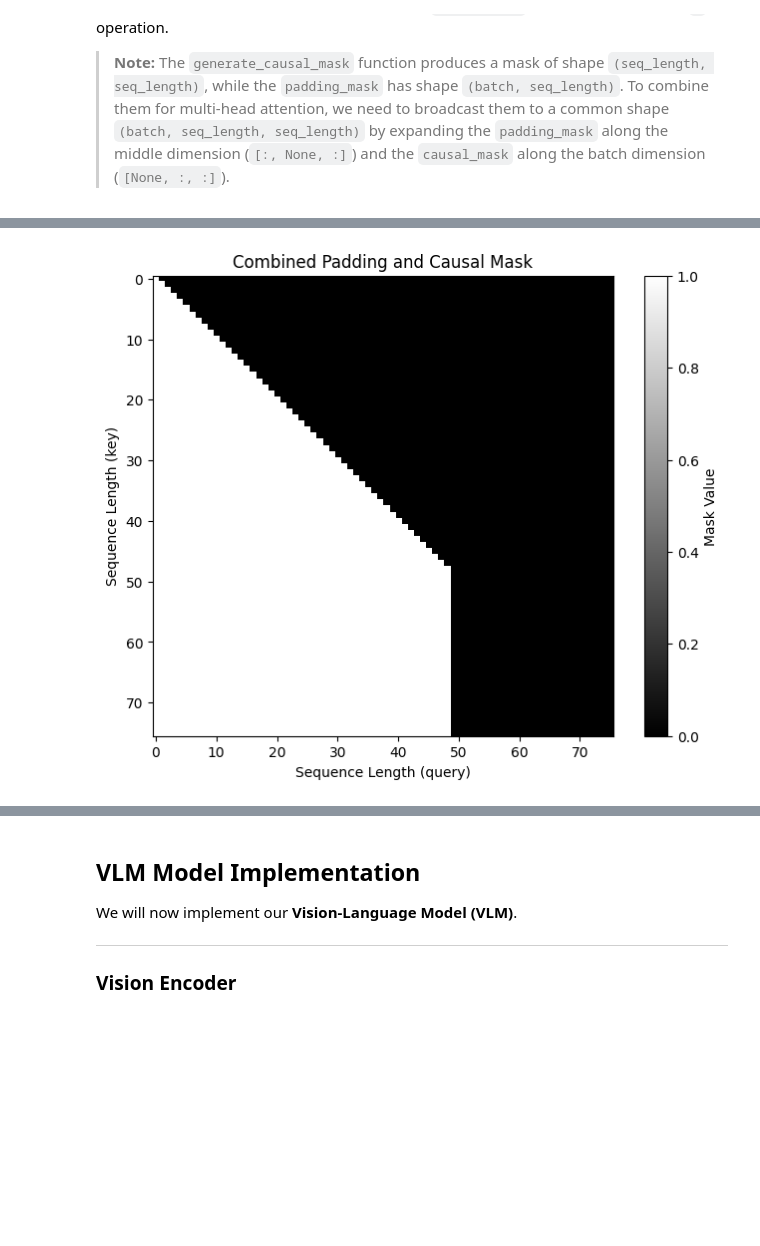
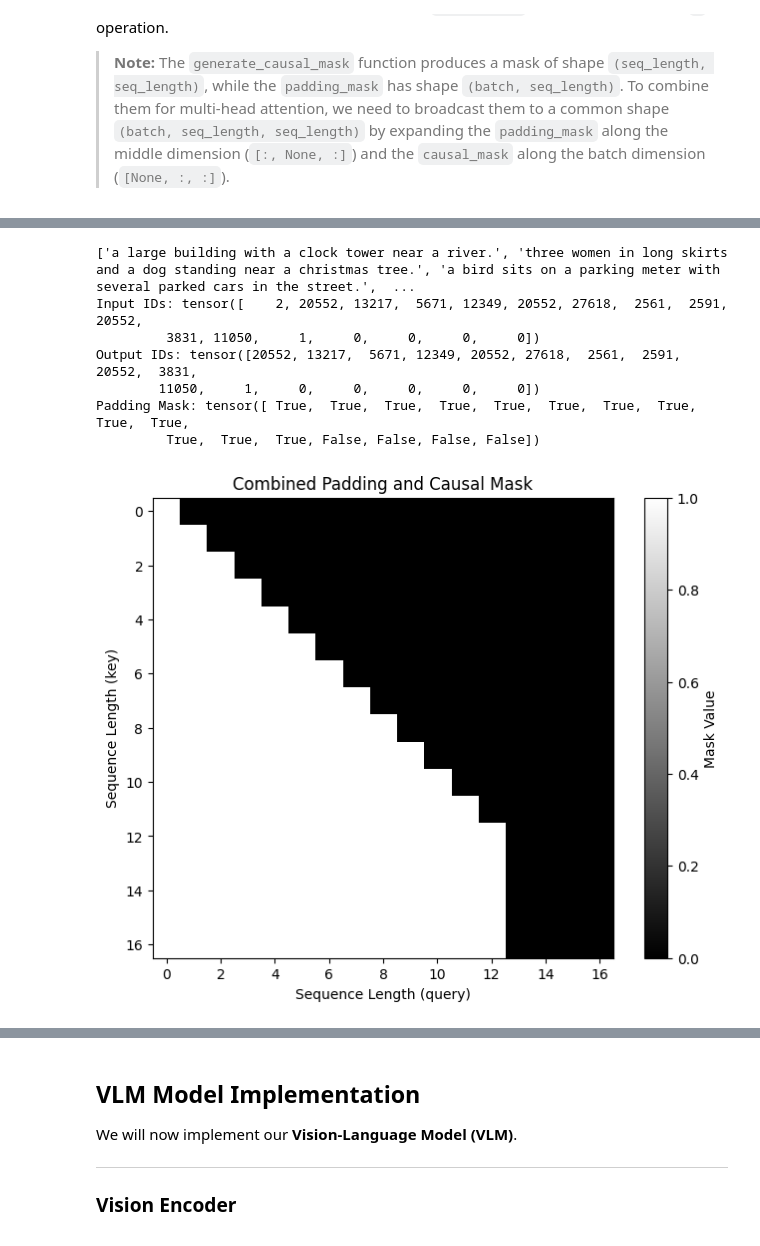
Before and after one commit to PaprykVegee/AiR_ISS, a Jupyter notebook: sem2/DSN/lab4/vit/vit_todo.ipynb, the cells around one changed output, grey strips where cells are left out. Saved outputs shown, nothing was run; the diff lists cells and outputs as text; code cells hidden in the pictures; blank space fills up the shorter version.

```diff
--- a/sem2/DSN/lab4/vit/vit_todo.ipynb
+++ b/sem2/DSN/lab4/vit/vit_todo.ipynb
@@ -636,7 +637,7 @@ def coco_collate_fn(batch):
 # Create data loaders
 train_loader = DataLoader(
     train_dataset,
-    batch_size=32,
+    batch_size=8,
     shuffle=True,
     num_workers=12,
     pin_memory=True,
@@ -645,7 +646,7 @@ train_loader = DataLoader(
 
 val_loader = DataLoader(
     val_dataset,
-    batch_size=32,
+    batch_size=2,
     shuffle=False,
     num_workers=12,
     pin_memory=True,
@@ -990,4 +991,4 @@ trainer = TrainerViT(
     run_name="Patryk Lorenc"
 )
 
-trainer.fit()
+#trainer.fit()
@@ -1028,7 +1001,7 @@ To visualise the predictions, we will first load the best saved model, then we w
 
 **Note: You can adjust the threshold value (e.g. 0.5, 0.7, 0.9) to control the sensitivity of the predictions. A lower threshold will result in more predicted classes, while a higher threshold will yield fewer classes.**
 # %%
-state_dict = torch.load("sem2/DSN/lab4/vit/weights/best_vit_model.pth")
+state_dict = torch.load("best_vit_model.pth")
 
 #new_state_dict = {k.replace("_orig_mod.", ""): v for k, v in state_dict.items()}
 
@@ -1041,8 +1014,9 @@ inv_normalize = transforms.Normalize(
     mean=[-0.485 / 0.229, -0.456 / 0.224, -0.406 / 0.225],
     std=[1 / 0.229, 1 / 0.224, 1 / 0.225]
 )
+plt.title("Nie mam zielonego pojecia zego tutaj sie tylko 2 obrazy wyswietalja. Dzialalo normalnie ale gdy zaczolem poprawic VLM to mi sie tylko 2 zaczely pokazywac")
+fig, axes = plt.subplots(4, 4, figsize=(12, 12))
 
-fig, axes = plt.subplots(4, 4, figsize=(12, 12))
 for i, ax in enumerate(axes.flat):
     if i >= len(images):
         break
@@ -1054,8 +1028,8 @@ for i, ax in enumerate(axes.flat):
     pred_probs = torch.sigmoid(outputs[i]).detach().cpu().numpy()
     pred_cat_indices = np.where(pred_probs > 0.75)[0]
     ax.set_title(f"True: {true_cats}\nPred: {pred_cat_indices}", fontsize=10)
+
 plt.tight_layout()
+
 plt.show()
-
-print(model.encoder_layers[0].ff[0].weight)
 # %% [output]
@@ -1173,19 +1202,21 @@ To prevent the model from attending to these padded positions, we generate a `pa
 # %%
 def generate_tokens(captions, encoder):
     B = len(captions)
-    max_len = max(len(c) for c in captions) + 1
     encoded_captions = [encoder(c) for c in captions]
-    input_ids = torch.zeros(B, max_len, dtype=torch.long)
-    output_ids = torch.zeros(B, max_len, dtype=torch.long)
+    max_len = max(len(enc) for enc in encoded_captions)
+
+    input_ids = torch.full((B, max_len), PAD_IDX, dtype=torch.long)
+    output_ids = torch.full((B, max_len), PAD_IDX, dtype=torch.long)
+    padding_mask = torch.zeros(B, max_len, dtype=torch.bool)
+
     for i, enc in enumerate(encoded_captions):
-        input_ids[i, 0] = 1  # assuming 1 is <SOS> token ID
-        input_ids[i, 1:len(enc)+1] = torch.tensor(enc, dtype=torch.long)
+        enc_len = len(enc)
+        input_ids[i, :enc_len] = torch.tensor(enc, dtype=torch.long)
+        output_ids[i, :enc_len-1] = torch.tensor(enc[1:], dtype=torch.long)  # shift left
+        padding_mask[i, :enc_len] = 1
 
-        output_ids[i, :len(enc)] = torch.tensor(enc, dtype=torch.long)
-        output_ids[i, len(enc)] = 2  # assuming 2 is <EOS> token ID
+    return input_ids, output_ids, padding_mask
 
-    padding_mask = input_ids != 0
-    return input_ids, output_ids, padding_mask
 
 # Example usage
 for images, categories, captions, img_ids, file_names in train_loader:
@@ -1197,11 +1228,11 @@ for images, categories, captions, img_ids, file_names in train_loader:
     break
 
 def generate_causal_mask(seq_len):
-    return torch.tril(torch.ones(seq_len, seq_len)).unsqueeze(0)
+    return torch.tril(torch.ones(seq_len, seq_len, dtype=torch.bool)).unsqueeze(0)
 
 # Mergin both masks
 causal_mask = generate_causal_mask(input_ids.size(1))
-final_mask = #TODO
+final_mask = causal_mask & padding_mask.unsqueeze(1)
 
 # visualize the mask as a heatmap
 plt.figure(figsize=(8, 6))
@@ -1242 +1271,8 @@ Padding Mask: tensor([ True,  True,  True,  True,  True,  True,  True,  True,  T
+['a large building with a clock tower near a river.', 'three women in long skirts and a dog standing near a christmas tree.', 'a bird sits on a parking meter with several parked cars in the street.',  ...
+Input IDs: tensor([    2, 20552, 13217,  5671, 12349, 20552, 27618,  2561,  2591, 20552,
+         3831, 11050,     1,     0,     0,     0,     0])
+Output IDs: tensor([20552, 13217,  5671, 12349, 20552, 27618,  2561,  2591, 20552,  3831,
+        11050,     1,     0,     0,     0,     0,     0])
+Padding Mask: tensor([ True,  True,  True,  True,  True,  True,  True,  True,  True,  True,
+         True,  True,  True, False, False, False, False])
-[figure, old version]
+[figure, new version]
```
Also changed, not shown: parts of 18 cells of this notebook, 12 other files.
